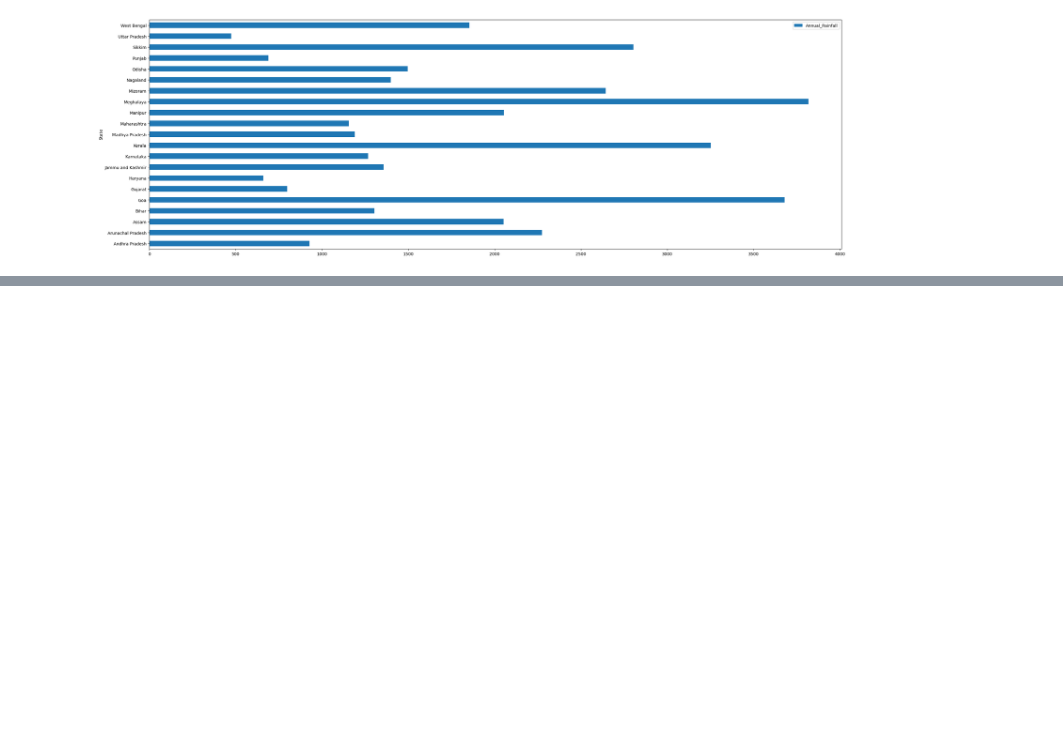
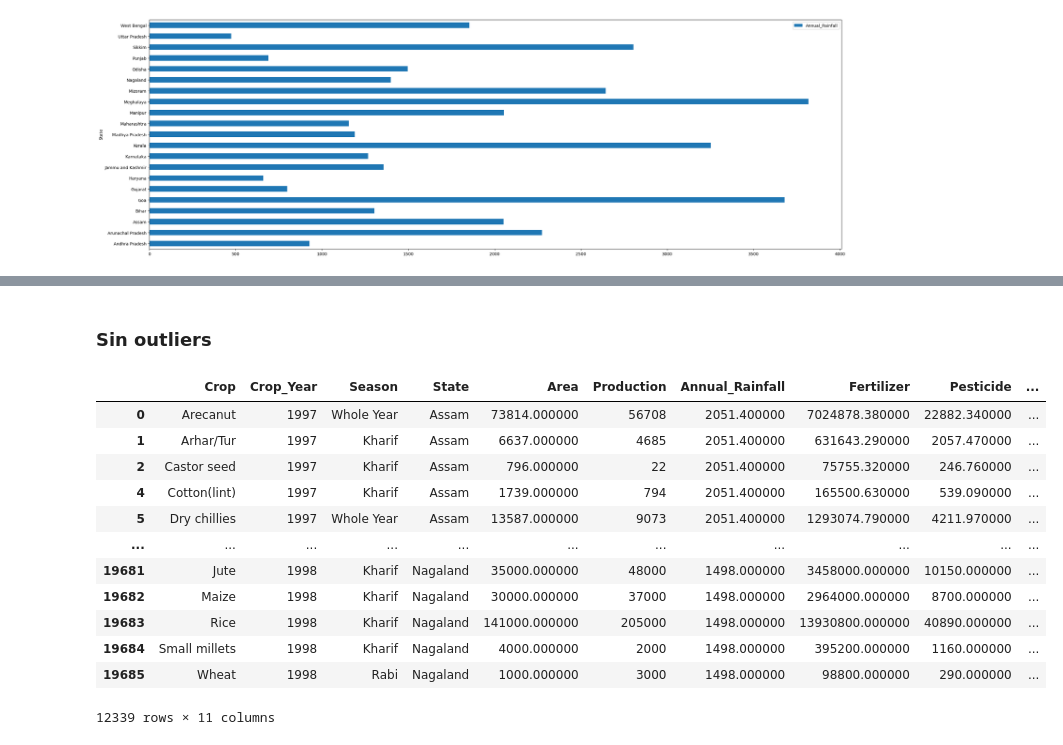
Before and after one commit to masouto94/FLACSOCienciaDeDatos, a Jupyter notebook: trabajoFinal/cropYield.ipynb, the cells around one changed output, grey strips where cells are left out. Saved outputs shown, nothing was run; the diff lists cells and outputs as text; code cells hidden in the pictures; blank space fills up the shorter version.

```diff
--- a/trabajoFinal/cropYield.ipynb
+++ b/trabajoFinal/cropYield.ipynb
@@ -189,0 +344,20 @@ anno1997.plot.barh(x="State", y="Annual_Rainfall")
+# %% [markdown]
+### Sin outliers
+# %%
+norm = crops.select_dtypes(exclude=object).apply(iqr).replace(False,None)
+
+crops.iloc[norm.dropna().index,:]
+# %% [output]
+|  | Crop | Crop_Year | Season | State | Area | Production | Annual_Rainfall | Fertilizer | Pesticide | ... |
+| 0 | Arecanut | 1997 | Whole Year | Assam | 73814.000000 | 56708 | 2051.400000 | 7024878.380000 | 22882.340000 | ... |
+| 1 | Arhar/Tur | 1997 | Kharif | Assam | 6637.000000 | 4685 | 2051.400000 | 631643.290000 | 2057.470000 | ... |
+| 2 | Castor seed | 1997 | Kharif | Assam | 796.000000 | 22 | 2051.400000 | 75755.320000 | 246.760000 | ... |
+| 4 | Cotton(lint) | 1997 | Kharif | Assam | 1739.000000 | 794 | 2051.400000 | 165500.630000 | 539.090000 | ... |
+| 5 | Dry chillies | 1997 | Whole Year | Assam | 13587.000000 | 9073 | 2051.400000 | 1293074.790000 | 4211.970000 | ... |
+| ... | ... | ... | ... | ... | ... | ... | ... | ... | ... | ... |
+| 19681 | Jute | 1998 | Kharif | Nagaland | 35000.000000 | 48000 | 1498.000000 | 3458000.000000 | 10150.000000 | ... |
+| 19682 | Maize | 1998 | Kharif | Nagaland | 30000.000000 | 37000 | 1498.000000 | 2964000.000000 | 8700.000000 | ... |
+| 19683 | Rice | 1998 | Kharif | Nagaland | 141000.000000 | 205000 | 1498.000000 | 13930800.000000 | 40890.000000 | ... |
+| 19684 | Small millets | 1998 | Kharif | Nagaland | 4000.000000 | 2000 | 1498.000000 | 395200.000000 | 1160.000000 | ... |
+| 19685 | Wheat | 1998 | Rabi | Nagaland | 1000.000000 | 3000 | 1498.000000 | 98800.000000 | 290.000000 | ... |
+12339 rows × 11 columns
```
Also changed, not shown: parts of 21 cells of this notebook.
